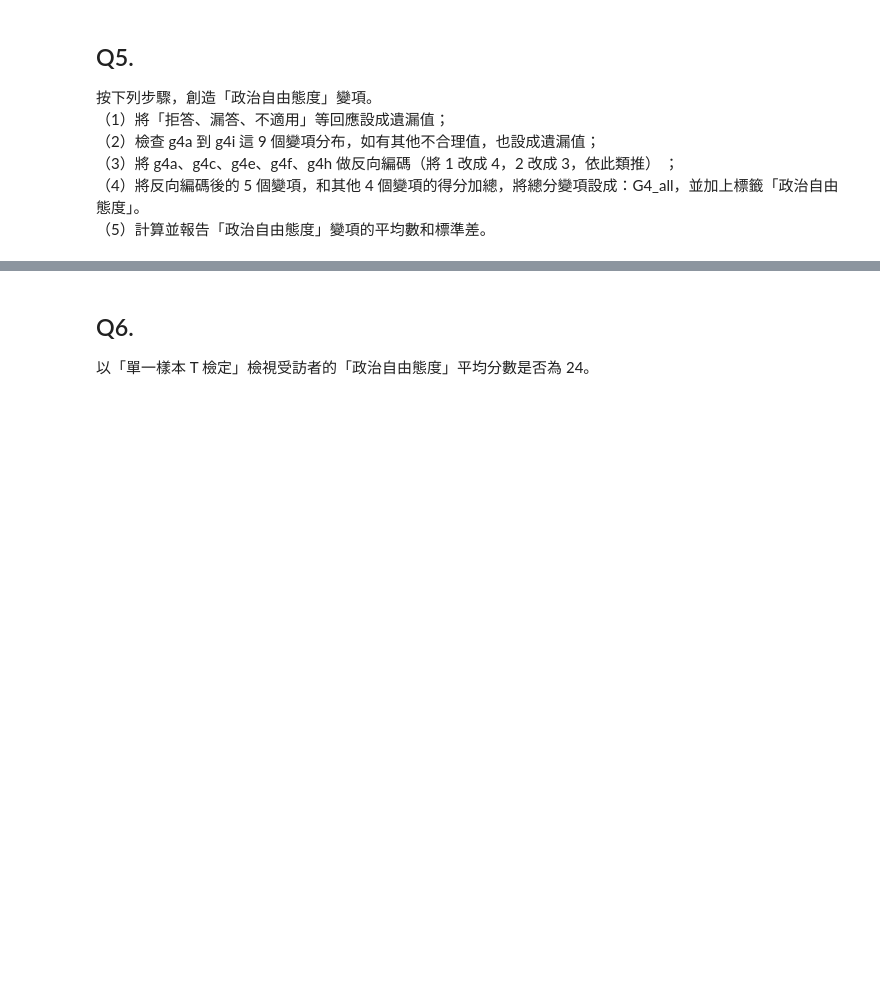
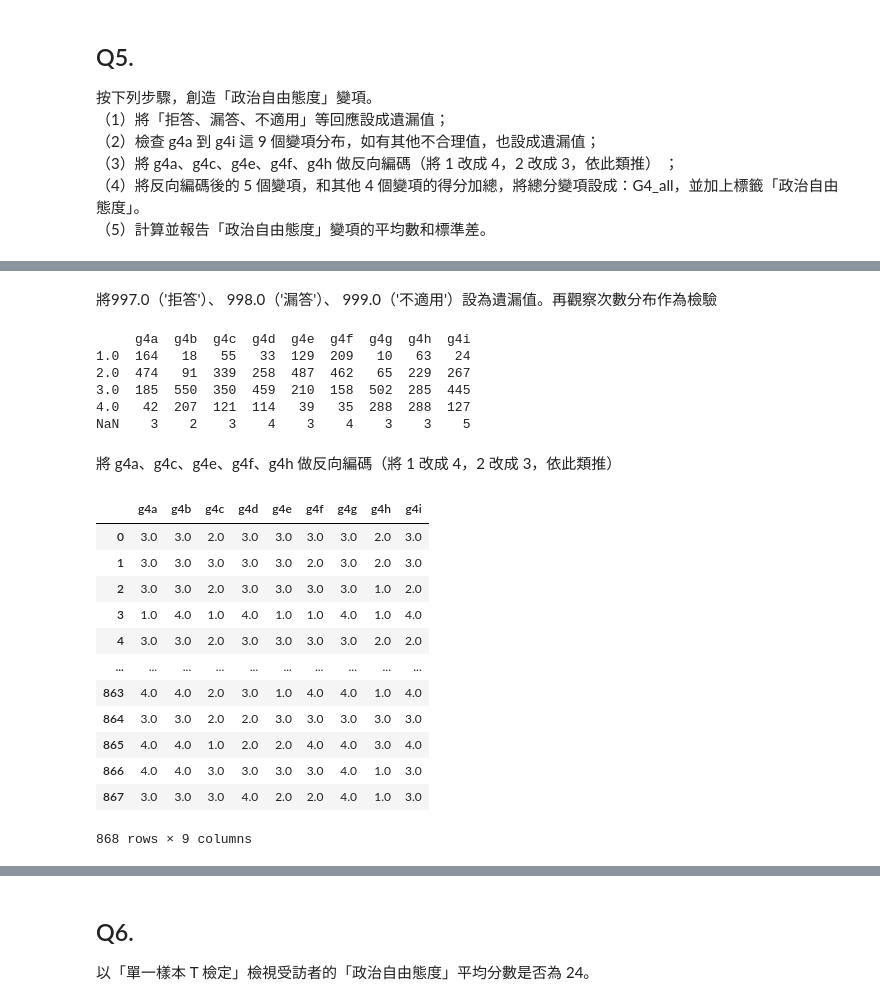
Before and after one commit to WendellLiu/ntpu-social-data-analysis, a Jupyter notebook: notebooks/midterm_1.ipynb, the cells around one changed output, grey strips where cells are left out. Cells and saved outputs as stored; diff of their text form; code cells hidden in the pictures; blank space fills up the shorter version.

```diff
--- a/notebooks/midterm_1.ipynb
+++ b/notebooks/midterm_1.ipynb
@@ -306,0 +315,38 @@ Name: count, dtype: int64
+# %% [markdown]
+將997.0（'拒答'）、 998.0（'漏答'）、 999.0（'不適用'）設為遺漏值。再觀察次數分布作為檢驗
+# %%
+df_5_cleared = df_5.loc[:, "g4a":"g4i"].where(df_5.loc[:, "g4a":"g4i"].isin([1, 2, 3, 4]))
+out = df_5_cleared.apply(pd.Series.value_counts, dropna=False)
+print(out)
+# %% [output]
+     g4a  g4b  g4c  g4d  g4e  g4f  g4g  g4h  g4i
+1.0  164   18   55   33  129  209   10   63   24
+2.0  474   91  339  258  487  462   65  229  267
+3.0  185  550  350  459  210  158  502  285  445
+4.0   42  207  121  114   39   35  288  288  127
+NaN    3    2    3    4    3    4    3    3    5
+# %% [markdown]
+將 g4a、g4c、g4e、g4f、g4h 做反向編碼（將 1 改成 4，2 改成 3，依此類推）
+# %%
+# Columns to reverse-code and mapping
+rev_cols = ["g4a", "g4c", "g4e", "g4f", "g4h"]
+mapping = {1: 4, 2: 3, 3: 2, 4: 1}
+
+# Make a new dataframe with reverse-coded values
+df_5_reverse_recoded = df_5_cleared.copy()
+df_5_reverse_recoded[rev_cols] = df_5_reverse_recoded[rev_cols].replace(mapping)
+df_5_reverse_recoded
+# %% [output]
+|  | g4a | g4b | g4c | g4d | g4e | g4f | g4g | g4h | g4i |
+| 0 | 3.0 | 3.0 | 2.0 | 3.0 | 3.0 | 3.0 | 3.0 | 2.0 | 3.0 |
+| 1 | 3.0 | 3.0 | 3.0 | 3.0 | 3.0 | 2.0 | 3.0 | 2.0 | 3.0 |
+| 2 | 3.0 | 3.0 | 2.0 | 3.0 | 3.0 | 3.0 | 3.0 | 1.0 | 2.0 |
+| 3 | 1.0 | 4.0 | 1.0 | 4.0 | 1.0 | 1.0 | 4.0 | 1.0 | 4.0 |
+| 4 | 3.0 | 3.0 | 2.0 | 3.0 | 3.0 | 3.0 | 3.0 | 2.0 | 2.0 |
+| ... | ... | ... | ... | ... | ... | ... | ... | ... | ... |
+| 863 | 4.0 | 4.0 | 2.0 | 3.0 | 1.0 | 4.0 | 4.0 | 1.0 | 4.0 |
+| 864 | 3.0 | 3.0 | 2.0 | 2.0 | 3.0 | 3.0 | 3.0 | 3.0 | 3.0 |
+| 865 | 4.0 | 4.0 | 1.0 | 2.0 | 2.0 | 4.0 | 4.0 | 3.0 | 4.0 |
+| 866 | 4.0 | 4.0 | 3.0 | 3.0 | 3.0 | 3.0 | 4.0 | 1.0 | 3.0 |
+| 867 | 3.0 | 3.0 | 3.0 | 4.0 | 2.0 | 2.0 | 4.0 | 1.0 | 3.0 |
+868 rows × 9 columns
```
Also changed, not shown: parts of 10 cells of this notebook.
